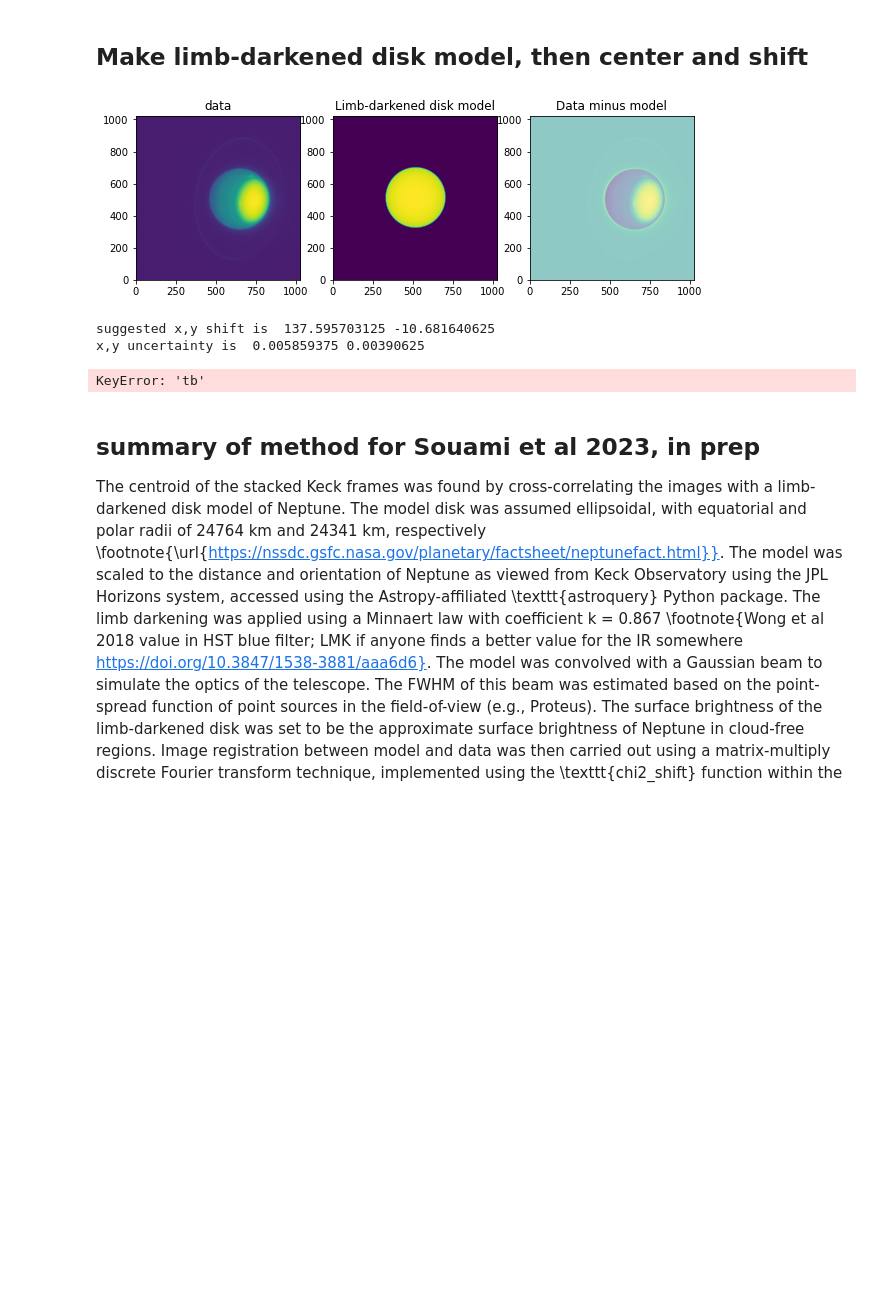
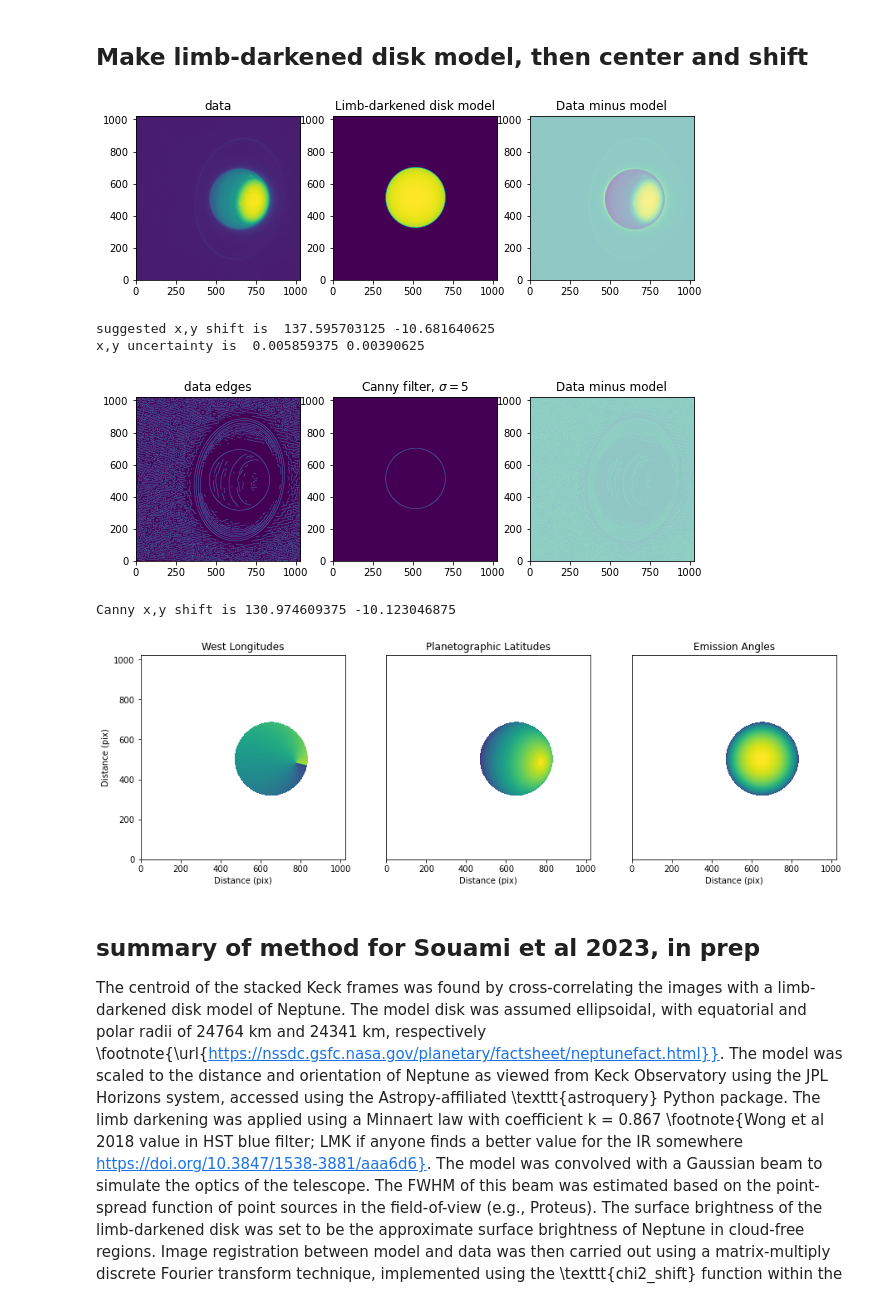
Before and after one commit to emolter/pylanetary, a Jupyter notebook: notebooks/nav-tutorial.ipynb, the cells around one changed output. Drawn from its saved outputs; the diff is of its cells as text; code cells hidden in the pictures; blank space fills up the shorter version.

```diff
--- a/notebooks/nav-tutorial.ipynb
+++ b/notebooks/nav-tutorial.ipynb
@@ -108,41 +108,43 @@ print('x,y uncertainty is ', dxerr, dyerr)
 
 # we could also use an edge-detection algorithm. this is useful if
 # the planet disk is faint and the clouds are bright, e.g., for Neptune in K-band
-dx_canny, dy_canny, _, _ = nav.colocate(mode='canny', low_thresh=1e-5, high_thresh=0.01, sigma=5)
+dx_canny, dy_canny, _, _ = nav.colocate(mode='canny', tb = flux, a = a, low_thresh=1e-5, high_thresh=0.01, sigma=5)
 print('Canny x,y shift is', dx_canny, dy_canny)
 
 nav.xy_shift_model(dx, dy)
 ## note: alternatively, we could center the data
 # nav.xy_shift_data(-dx, -dy)
 
 
 #extent = (-pixscale_km*shape[0]/2, pixscale_km*shape[0]/2, -pixscale_km*shape[1]/2, pixscale_km*shape[1]/2)
 fig, (ax0, ax1, ax2) = plt.subplots(1,3, figsize = (15, 6))
 
 im0 = ax0.imshow(nav.lon_w, origin = 'lower')
 ax0.set_title('West Longitudes')
 im1 = ax1.imshow(nav.lat_g, origin = 'lower')
 ax1.set_title('Planetographic Latitudes')
 im2 = ax2.imshow(nav.mu, origin = 'lower')
 ax2.set_title('Emission Angles')
 
 ax0.set_ylabel('Distance (pix)')
 ax1.set_yticks([])
 ax2.set_yticks([])
 
 for ax in [ax0, ax1, ax2]:
     ax.set_xlabel('Distance (pix)')
     ax.set_aspect('equal')
 
 plt.show()
 
 # save one of these as np array for testing suite - delete later
 np.save('/Users/emolter/Python/pylanetary/pylanetary/planetnav/tests/data/lat_g_keck.npy', nav.lat_g)
 # %% [output]
 [figure]
 suggested x,y shift is  137.595703125 -10.681640625
 x,y uncertainty is  0.005859375 0.00390625
+[figure, added]
-KeyError: 'tb'
+Canny x,y shift is 130.974609375 -10.123046875
+[figure, added]
 # %% [markdown]
 ## summary of method for Souami et al 2023, in prep
 
```
Also changed, not shown: parts of 1 cell of this notebook, 2 other files.
